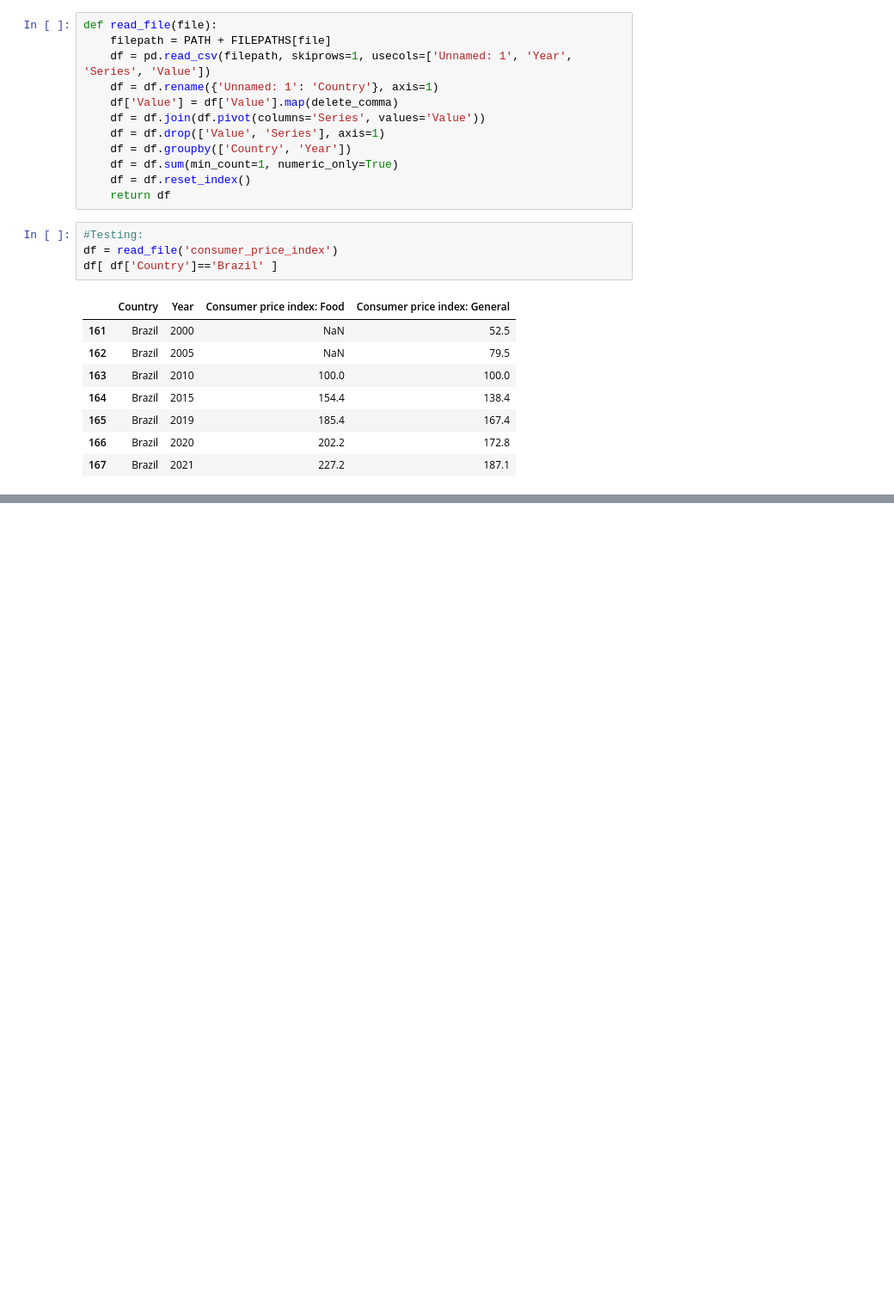
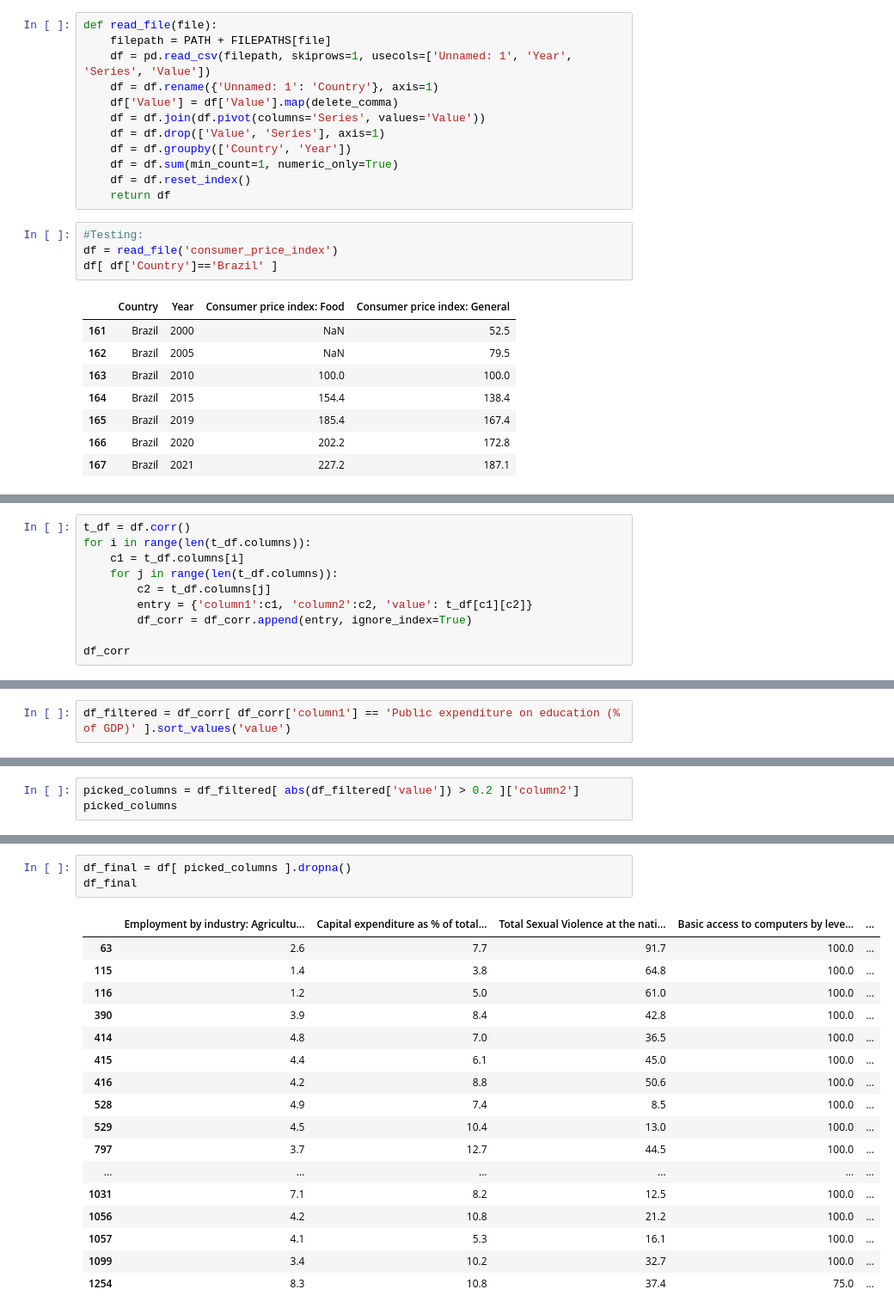
Before and after one commit to viniciushedler/education_impact, a Jupyter notebook: exploratory.ipynb, the cells around one changed output, grey strips where cells are left out. Shown: that part at 86% size. Drawn from its saved outputs; the diff is of its cells as text; blank space fills up the shorter version.

```diff
--- a/exploratory.ipynb
+++ b/exploratory.ipynb
@@ -328,0 +396,10 @@ dtype: object
+# %%
+t_df = df.corr()
+for i in range(len(t_df.columns)):
+    c1 = t_df.columns[i]
+    for j in range(len(t_df.columns)):
+        c2 = t_df.columns[j]
+        entry = {'column1':c1, 'column2':c2, 'value': t_df[c1][c2]}
+        df_corr = df_corr.append(entry, ignore_index=True)
+
+df_corr
@@ -328,0 +439,2 @@ dtype: object
+# %%
+df_filtered = df_corr[ df_corr['column1'] == 'Public expenditure on education (% of GDP)' ].sort_values('value')
@@ -328,0 +458,3 @@ dtype: object
+# %%
+picked_columns = df_filtered[ abs(df_filtered['value']) > 0.2 ]['column2']
+picked_columns
@@ -328,0 +476,21 @@ dtype: object
+# %%
+df_final = df[ picked_columns ].dropna()
+df_final
+# %% [output]
+|  | Employment by industry: Agricultu... | Capital expenditure as % of total... | Total Sexual Violence at the nati... | Basic access to computers by leve... | ... |
+| 63 | 2.6 | 7.7 | 91.7 | 100.0 | ... |
+| 115 | 1.4 | 3.8 | 64.8 | 100.0 | ... |
+| 116 | 1.2 | 5.0 | 61.0 | 100.0 | ... |
+| 390 | 3.9 | 8.4 | 42.8 | 100.0 | ... |
+| 414 | 4.8 | 7.0 | 36.5 | 100.0 | ... |
+| 415 | 4.4 | 6.1 | 45.0 | 100.0 | ... |
+| 416 | 4.2 | 8.8 | 50.6 | 100.0 | ... |
+| 528 | 4.9 | 7.4 | 8.5 | 100.0 | ... |
+| 529 | 4.5 | 10.4 | 13.0 | 100.0 | ... |
+| 797 | 3.7 | 12.7 | 44.5 | 100.0 | ... |
+| ... | ... | ... | ... | ... | ... |
+| 1031 | 7.1 | 8.2 | 12.5 | 100.0 | ... |
+| 1056 | 4.2 | 10.8 | 21.2 | 100.0 | ... |
+| 1057 | 4.1 | 5.3 | 16.1 | 100.0 | ... |
+| 1099 | 3.4 | 10.2 | 32.7 | 100.0 | ... |
+| 1254 | 8.3 | 10.8 | 37.4 | 75.0 | ... |
```
Also changed, not shown: parts of 14 cells of this notebook.
